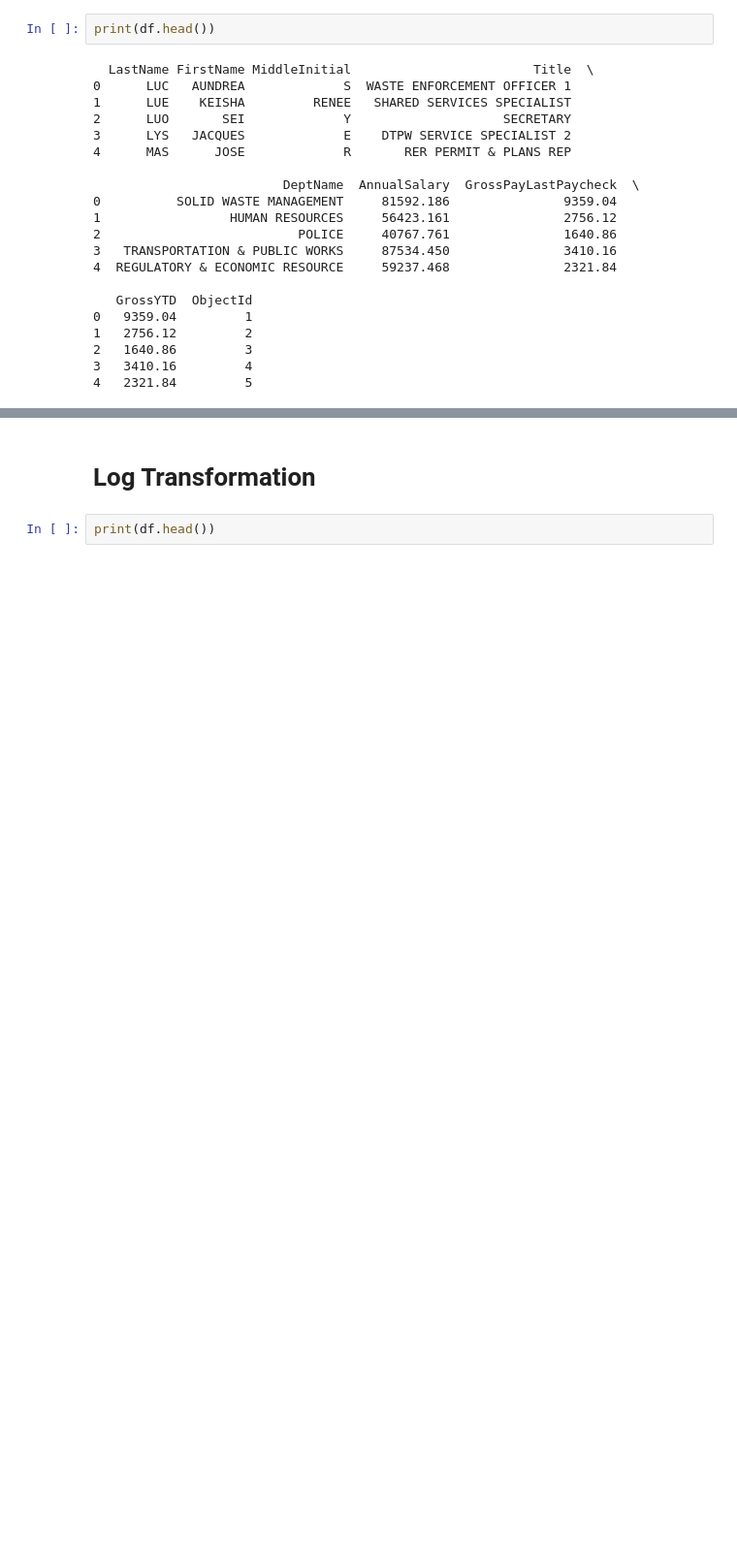
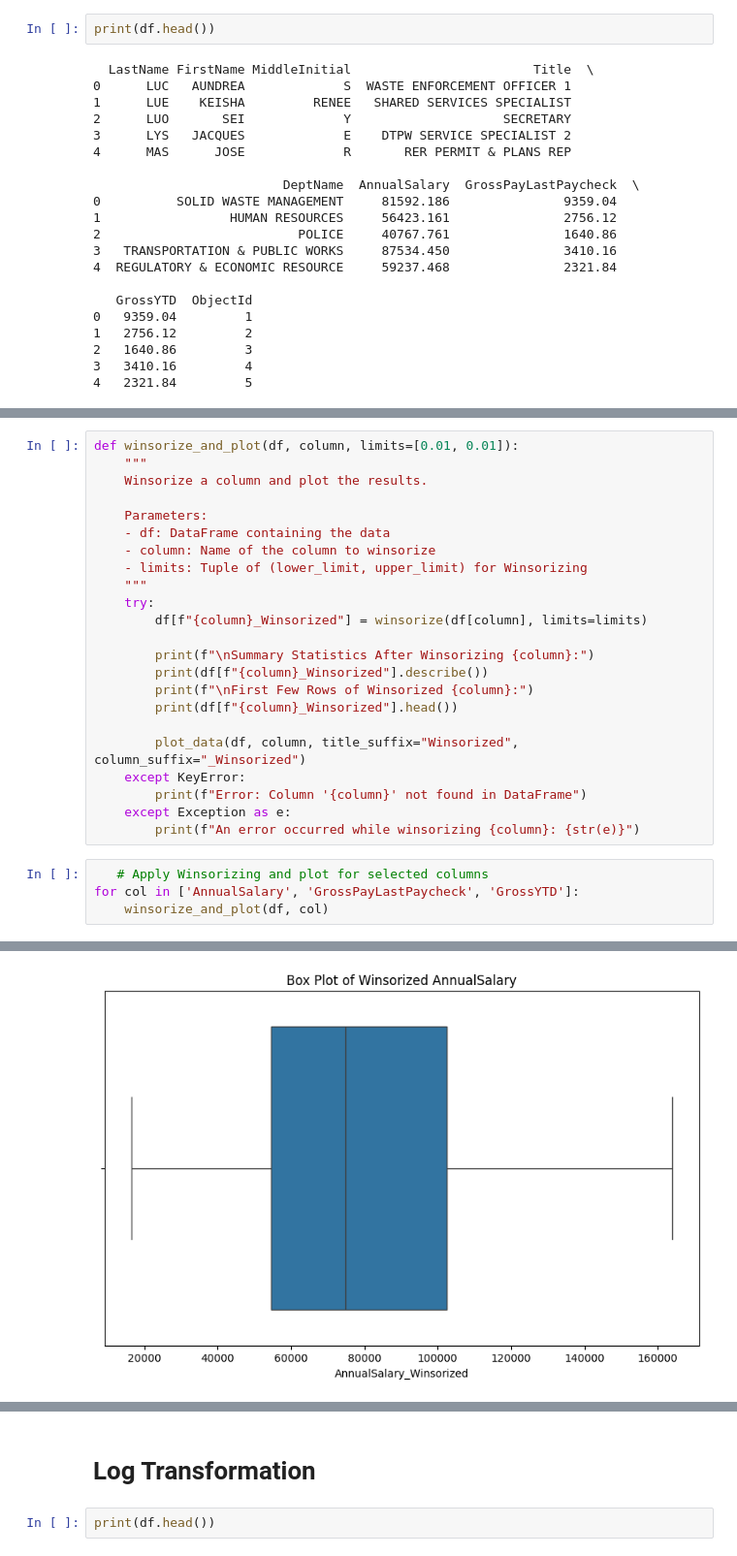
Before and after one commit to Axlbenja/MiamiDadeCounty_EmployeePay_2025, a Jupyter notebook: MiamiDadeCounty_EmployeePay_2025.ipynb, the cells around one changed output, grey strips where cells are left out. Shown: that part at 97% size. Saved outputs shown, nothing was run; the diff lists cells and outputs as text; blank space fills up the shorter version.

```diff
--- a/MiamiDadeCounty_EmployeePay_2025.ipynb
+++ b/MiamiDadeCounty_EmployeePay_2025.ipynb
@@ -249,0 +263,28 @@ NameError: name 'column' is not defined
+# %%
+def winsorize_and_plot(df, column, limits=[0.01, 0.01]):
+    """
+    Winsorize a column and plot the results.
+
+    Parameters:
+    - df: DataFrame containing the data
+    - column: Name of the column to winsorize
+    - limits: Tuple of (lower_limit, upper_limit) for Winsorizing
+    """
+    try:
+        df[f"{column}_Winsorized"] = winsorize(df[column], limits=limits)
+
+        print(f"\nSummary Statistics After Winsorizing {column}:")
+        print(df[f"{column}_Winsorized"].describe())
+        print(f"\nFirst Few Rows of Winsorized {column}:")
+        print(df[f"{column}_Winsorized"].head())
+
+        plot_data(df, column, title_suffix="Winsorized", column_suffix="_Winsorized")
+    except KeyError:
+        print(f"Error: Column '{column}' not found in DataFrame")
+    except Exception as e:
+        print(f"An error occurred while winsorizing {column}: {str(e)}")
+# %%
+   # Apply Winsorizing and plot for selected columns
+for col in ['AnnualSalary', 'GrossPayLastPaycheck', 'GrossYTD']:
+    winsorize_and_plot(df, col)
+# %% [output]
@@ -249,0 +309 @@ NameError: name 'column' is not defined
+[figure, added]
```
Also changed, not shown: parts of 10 cells of this notebook.
